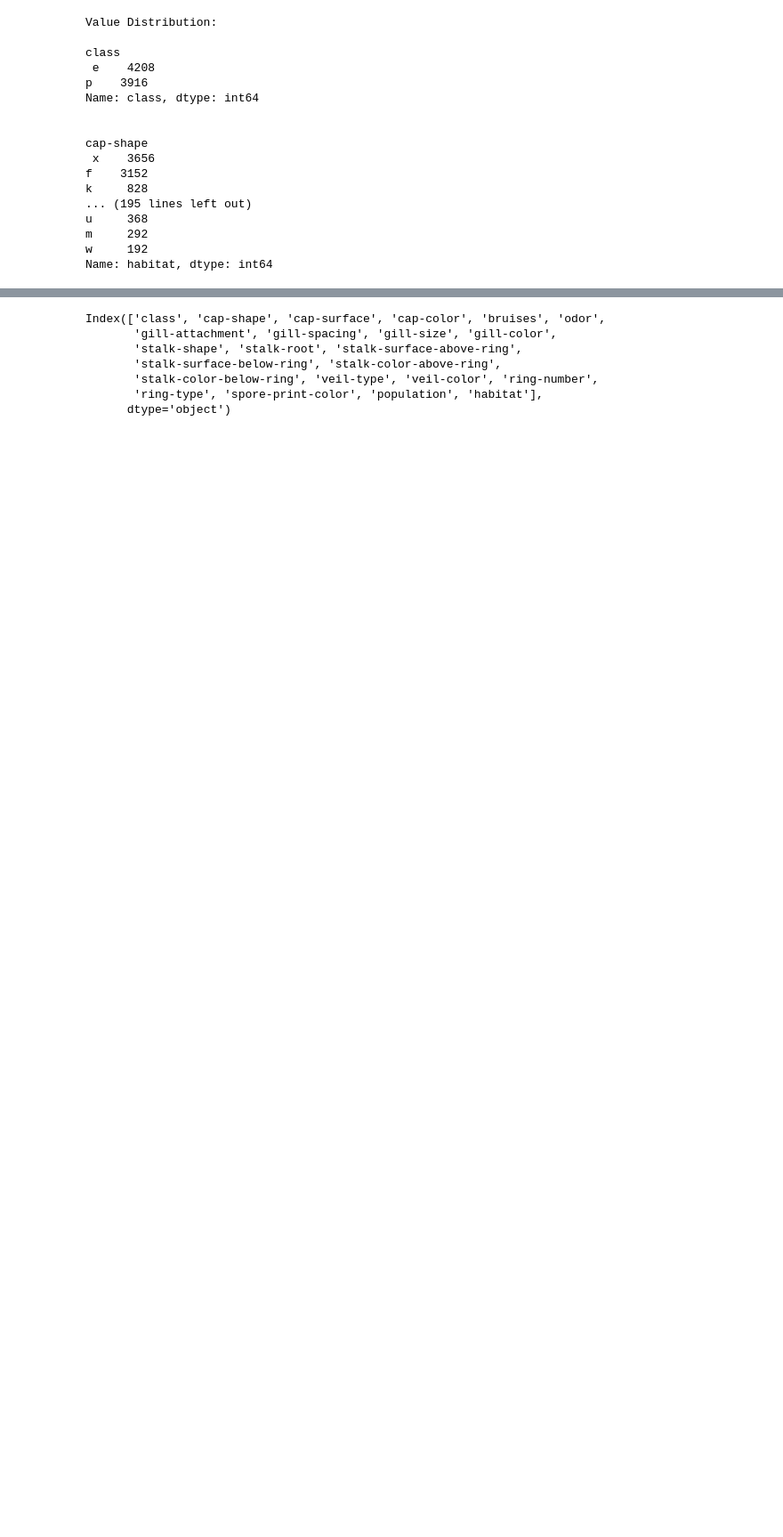
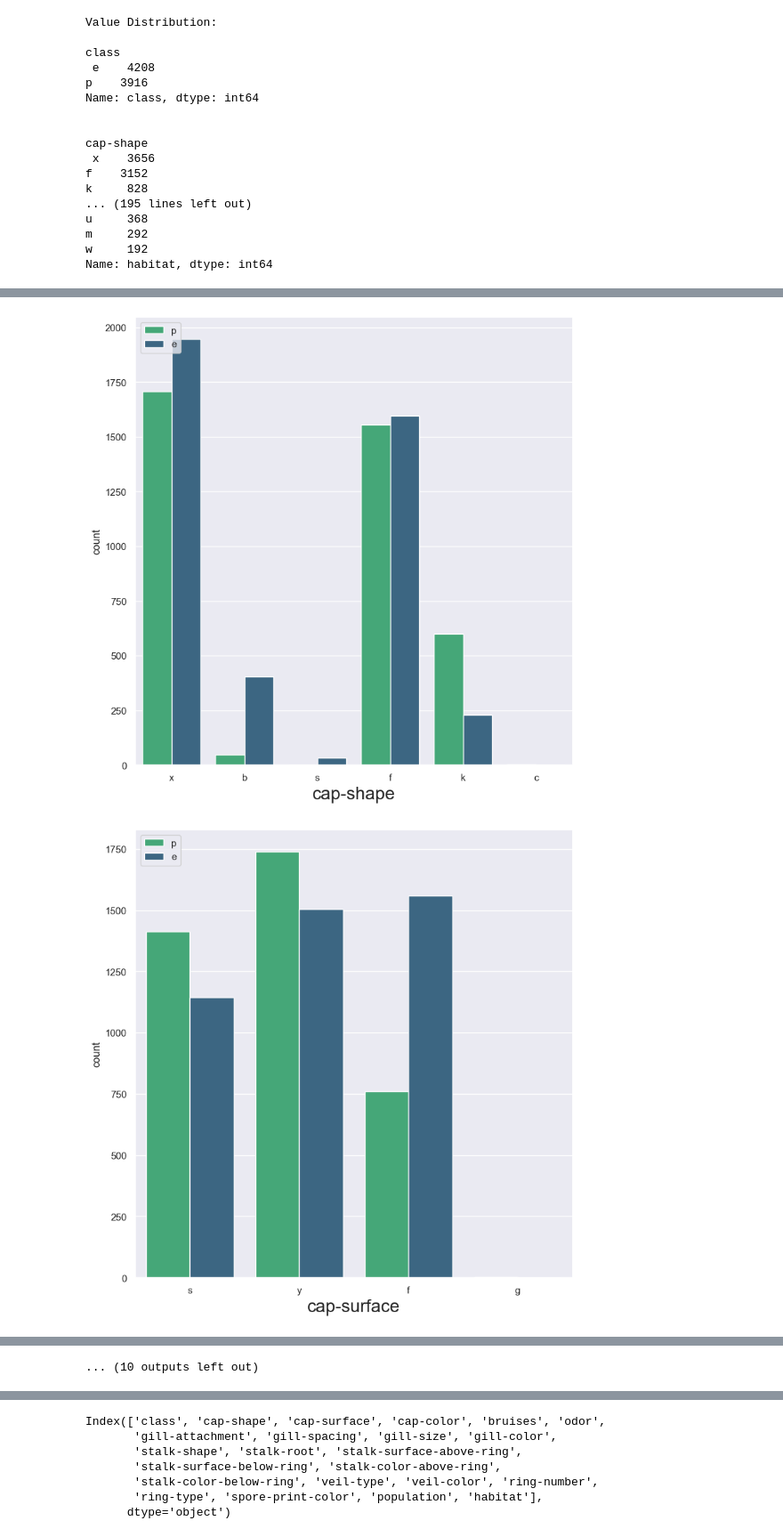
Before and after one commit to tarunbh009/mushroom_classification, a Jupyter notebook: notebook/EDA.ipynb, the cells around one changed output, grey strips where cells are left out. Shown at 89% size. Drawn from its saved outputs; the diff is of its cells as text; code cells hidden in the pictures; blank space fills up the shorter version.

```diff
--- a/notebook/EDA.ipynb
+++ b/notebook/EDA.ipynb
@@ -81,0 +198,12 @@ Name: habitat, dtype: int64
+# %%
+#Multivariate plots
+
+for col in M_cols[1:]:
+    plt.figure(figsize=(30,20))
+    plt.subplot(2,3,1)
+    sns.countplot(x=col ,hue='class', data=Mushroom_df ,palette='viridis_r')
+    plt.xlabel(col, fontsize=20)
+    plt.legend(loc='upper left')
+# %% [output]
+[figure, added]
+[figure, added]
@@ -81,0 +220 @@ Name: habitat, dtype: int64
+... (10 outputs left out)
```
Also changed, not shown: parts of 36 cells of this notebook, 2 other files.
